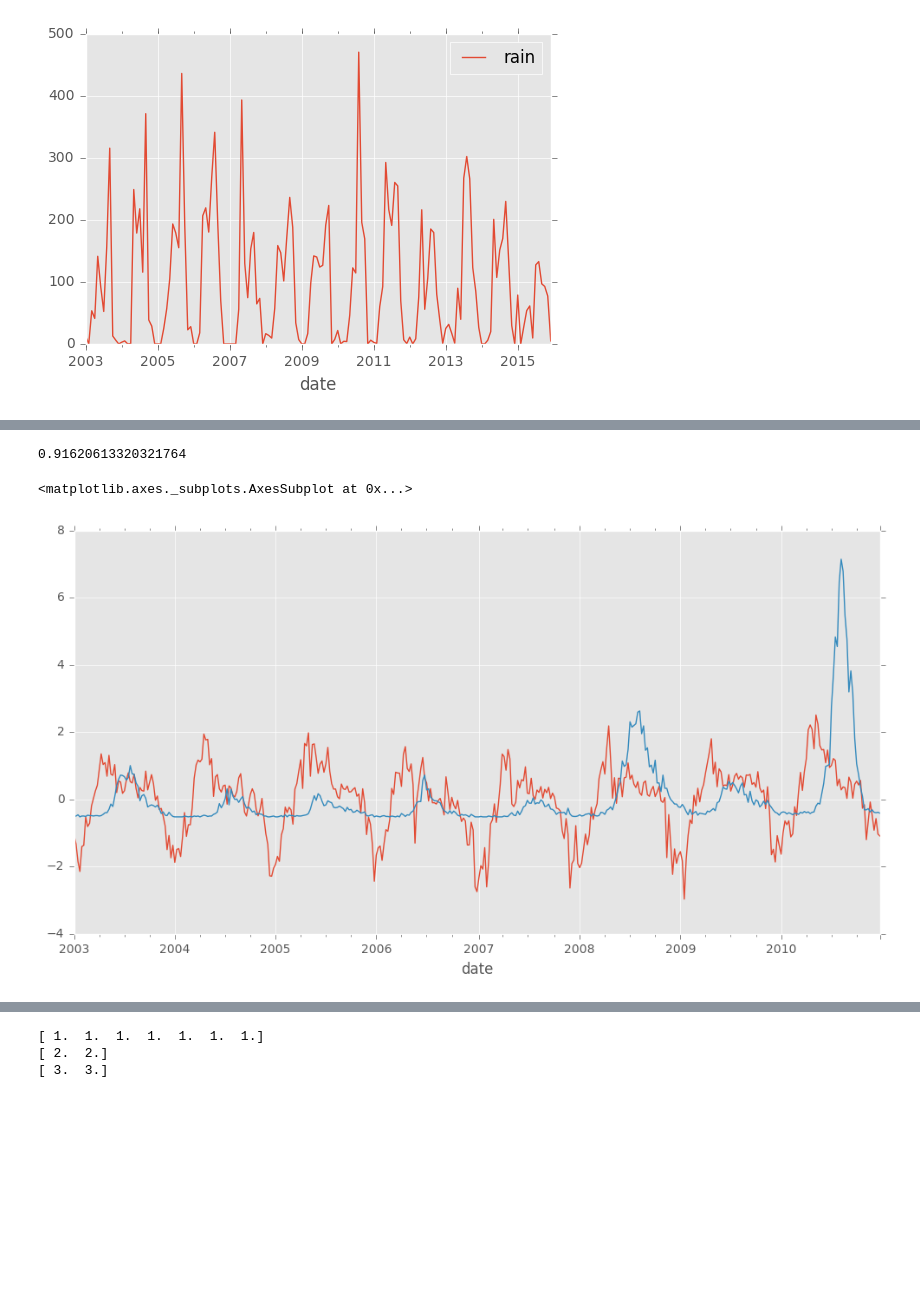
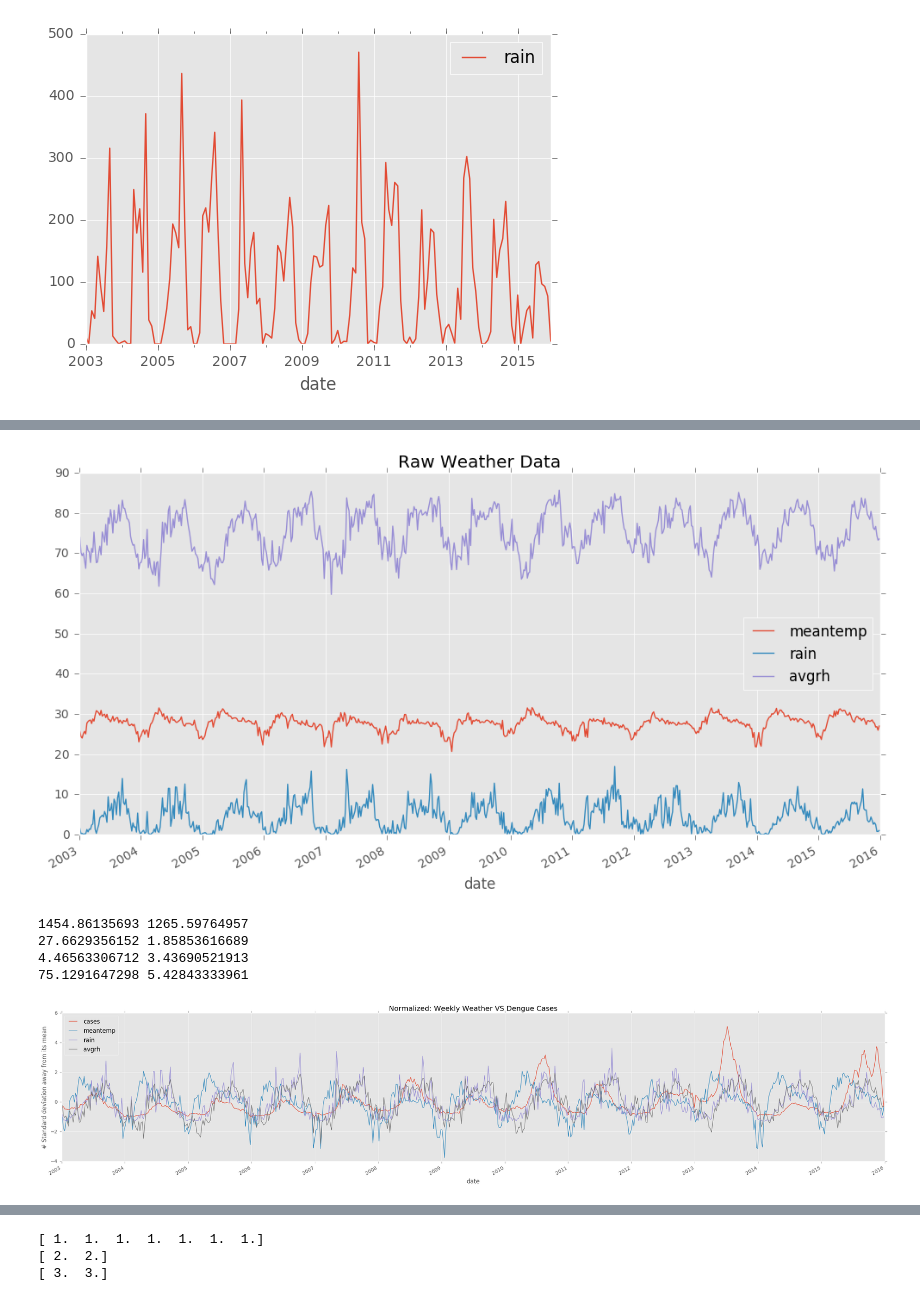
Before and after one commit to johnnycs/dengue-prediction, a Jupyter notebook: Dengue and Weather Correlation.ipynb, the cells around one changed output, grey strips where cells are left out. Cells and saved outputs as stored; diff of their text form; code cells hidden in the pictures; blank space fills up the shorter version.

```diff
--- a/Dengue and Weather Correlation.ipynb
+++ b/Dengue and Weather Correlation.ipynb
@@ -122,6 +90,6 @@ def cost(w):
         ret += ((real_case - predicted_case)**2)/float(sigma_sq)
     return ret
 
-arr = [1.]*(lg+1+half_trimester+1+2)
-w = minimize(cost,arr)
+# arr = [1.]*(lg+1+half_trimester+1+2)
+# w = minimize(cost,arr)
 # %% [output]
@@ -216,11 +159,0 @@ slope, intercept, r_value, p_value, std_err = stats.linregress(real,predicted)
-# %%
-r_value**2
-# %% [output]
-0.91620613320321764
-# %%
-plt.figure(figsize=(12,6))
-((cm_dengues_train.meantemp - cm_dengues_train.meantemp.mean())/cm_dengues_train.meantemp.std()).plot()
-((cm_dengues_train.cases-cm_dengues_train.cases.mean())/cm_dengues_train.cases.std()).plot()
-# %% [output]
-<matplotlib.axes._subplots.AxesSubplot at 0x...>
-[figure, removed]
@@ -227 +176,40 @@ plt.figure(figsize=(12,6))
+# %%
+xs = [str(i) for i in range(2003,2017)]
+plt.figure(figsize=(12,6))
+all_avg_weather.meantemp.plot(x_compat=True,xticks=xs)
+all_avg_weather.rain.plot(x_compat=True,xticks=xs)
+all_avg_weather.avgrh.plot(x_compat=True,xticks=xs)
+plt.legend(loc='best')
+plt.title('Raw Weather Data')
+# plt.savefig('raw-weather-data.pdf',dpi = 300, bbox_inches='tight')
+# %% [output]
+[figure, added]
+# %%
+nm_all_dengue = (all_dengues_weather.cases - all_dengues_weather.cases.mean()) / all_dengues_weather.cases.std()
+nm_all_temp = (all_avg_weather.meantemp - all_avg_weather.meantemp.mean()) / all_avg_weather.meantemp.std()
+nm_all_rain = (all_avg_weather.rain - all_avg_weather.rain.mean()) / all_avg_weather.rain.std()
+nm_all_avgrh = (all_avg_weather.avgrh - all_avg_weather.avgrh.mean()) / all_avg_weather.avgrh.std()
+
+print all_dengues_weather.cases.mean(), all_dengues_weather.cases.std()
+print all_avg_weather.meantemp.mean(),all_avg_weather.meantemp.std()
+print all_avg_weather.rain.mean(),all_avg_weather.rain.std()
+print all_avg_weather.avgrh.mean(),all_avg_weather.avgrh.std()
+
+xs = [str(i) for i in range(2003,2017)]
+plt.figure(figsize=(30,6))
+
+nm_all_dengue.plot(x_compat=True,xticks=xs)
+nm_all_temp.plot(x_compat=True,xticks=xs)
+nm_all_rain.plot(x_compat=True,xticks=xs)
+nm_all_avgrh.plot(x_compat=True,xticks=xs)
+plt.legend(loc='best')
+plt.ylabel('# Standard deviation away from its mean')
+plt.title('Normalized: Weekly Weather VS Dengue Cases')
+# plt.savefig('norm-weather-dengue-data.pdf',dpi = 300, bbox_inches='tight')
+# %% [output]
+1454.86135693 1265.59764957
+27.6629356152 1.85853616689
+4.46563306712 3.43690521913
+75.1291647298 5.42843333961
+[figure, added]
 # %%
```
Also changed, not shown: parts of 13 cells of this notebook, 19 other files.
